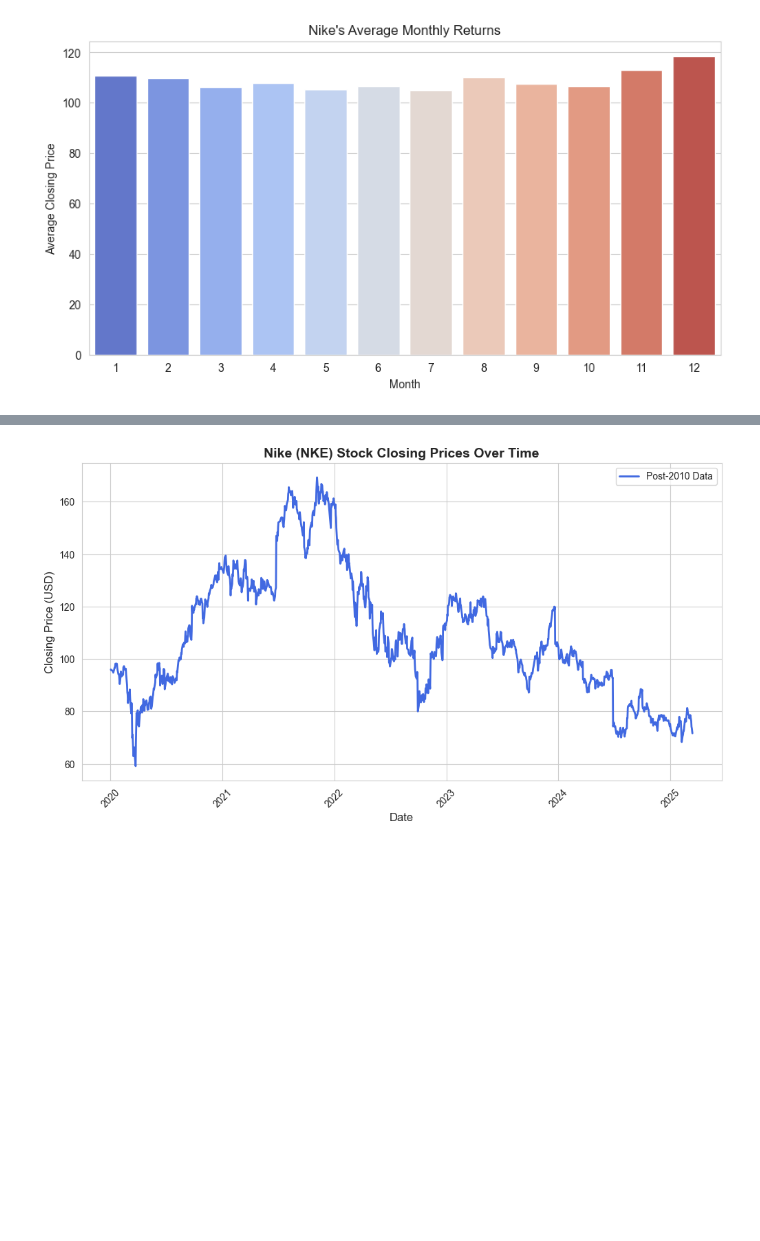
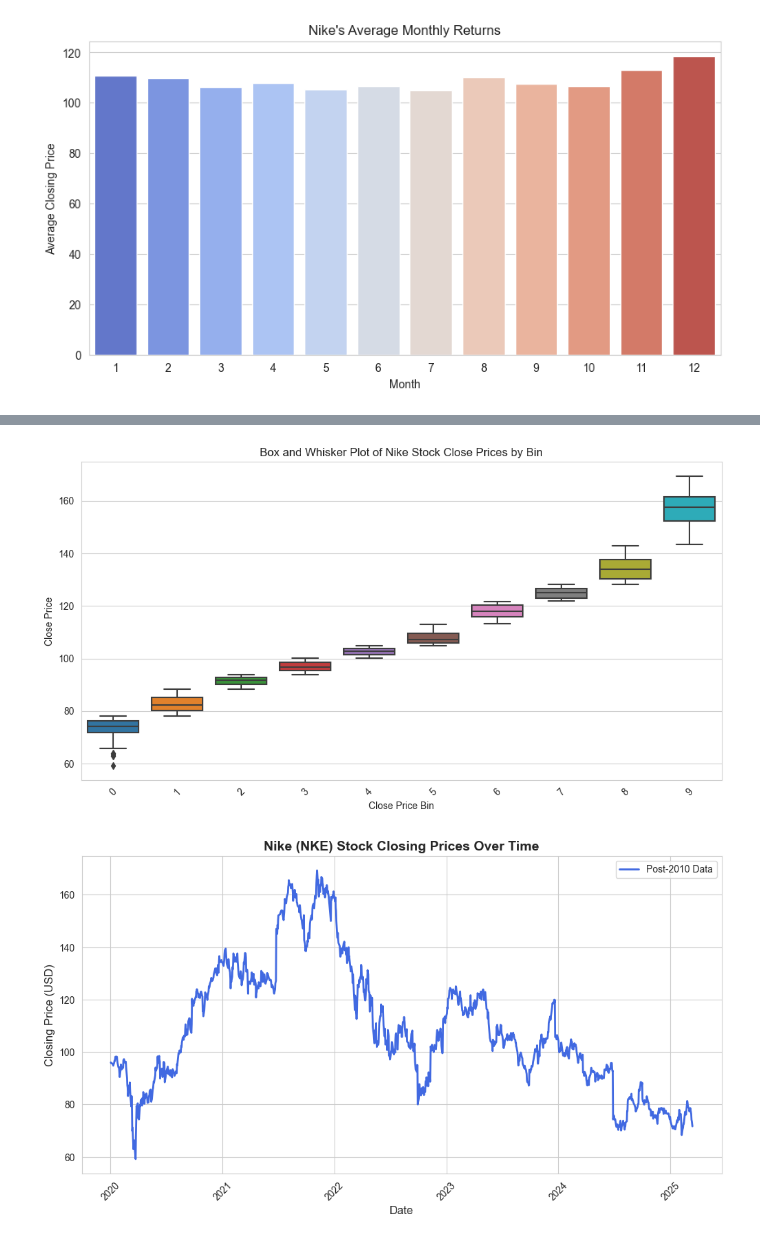
Before and after one commit to mfannin099/Stock_Analysis, a Jupyter notebook: nke_eda.ipynb, the cells around one changed output, grey strips where cells are left out. Cells and saved outputs as stored; diff of their text form; code cells hidden in the pictures; blank space fills up the shorter version.

```diff
--- a/nke_eda.ipynb
+++ b/nke_eda.ipynb
@@ -92,3 +119,16 @@ plt.show()
+# %%
+# Create the boxplot
+plt.figure(figsize=(12, 6))
+sns.boxplot(x=nke_df_filtered['Close_bin'], y=nke_df_filtered['Close'])
+
+# Formatting the plot
+plt.xlabel("Close Price Bin")
+plt.ylabel("Close Price")
+plt.title("Box and Whisker Plot of Nike Stock Close Prices by Bin")
+plt.xticks(rotation=45)
+plt.show()
+# %% [output]
+[figure, added]
 # %%
 # Set seaborn style for better aesthetics
 sns.set_style("whitegrid")  # Options: "darkgrid", "white", "whitegrid", "ticks"
```
Also changed, not shown: parts of 2 cells of this notebook.
